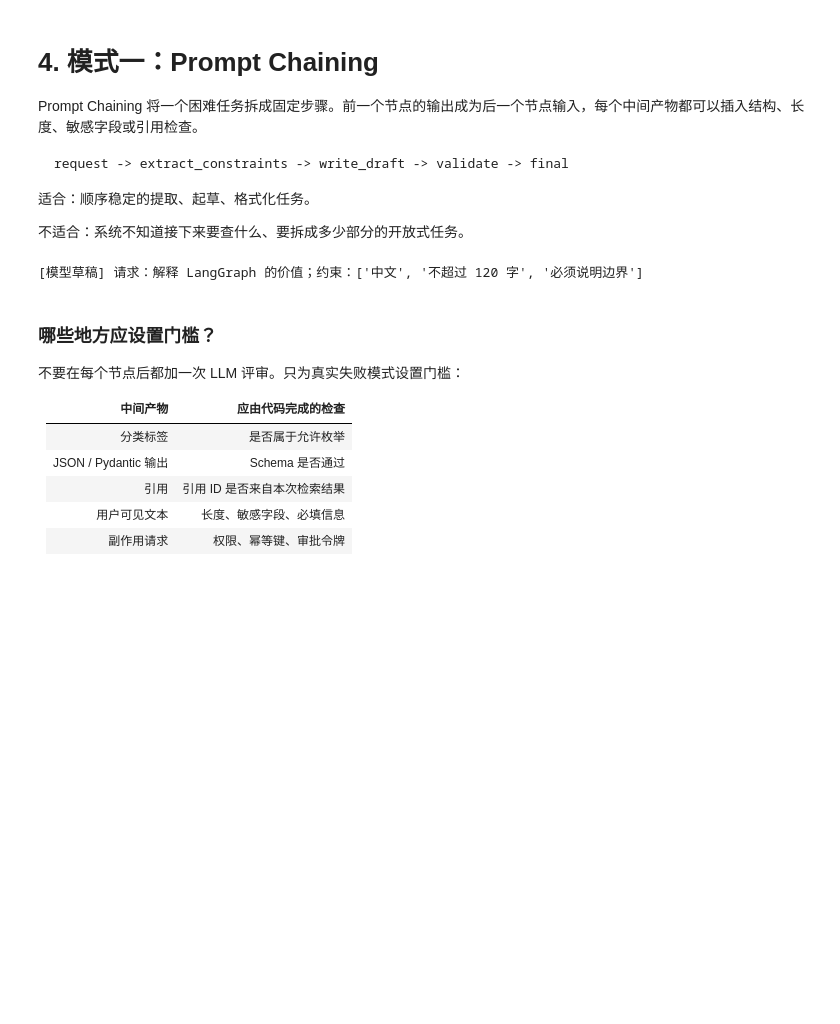
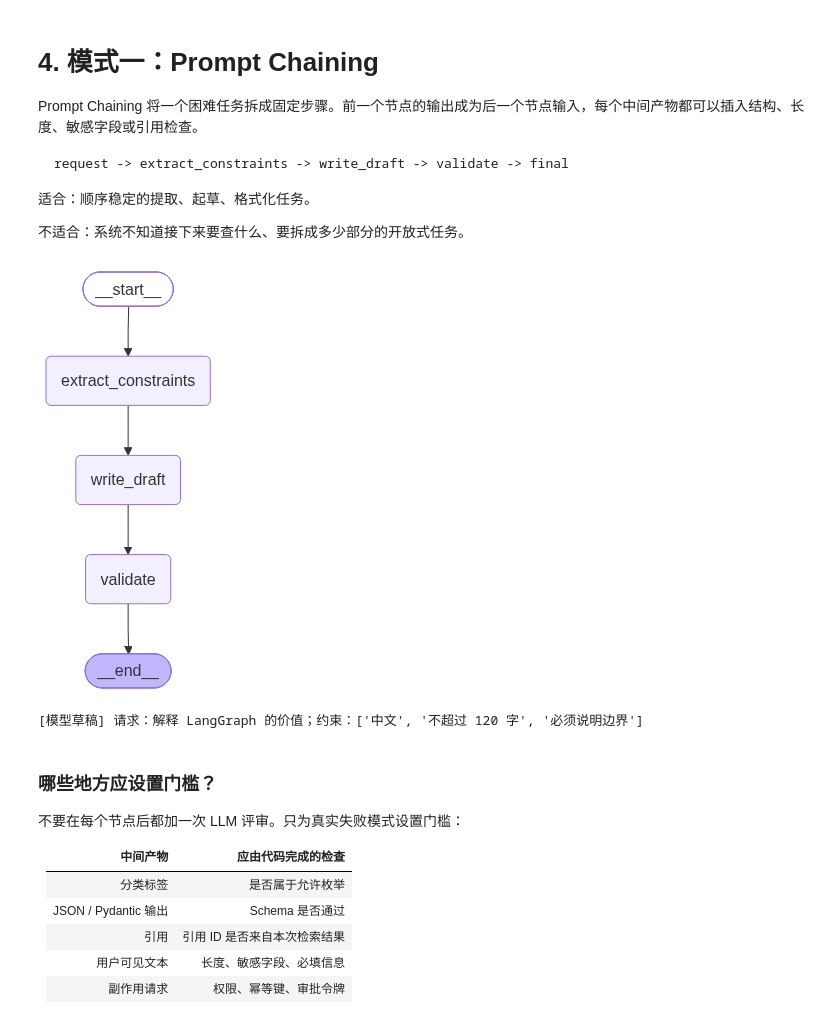
Before and after one commit to sangdongbo/langchain_study, a Jupyter notebook: docs/learn_agent_1/deep_agent_orchestration_workflows.ipynb, the cells around one changed output. Drawn from its saved outputs; the diff is of its cells as text; code cells hidden in the pictures; blank space fills up the shorter version.

```diff
--- a/docs/learn_agent_1/deep_agent_orchestration_workflows.ipynb
+++ b/docs/learn_agent_1/deep_agent_orchestration_workflows.ipynb
@@ -37,6 +37,7 @@ from __future__ import annotations
 import operator
 from typing import Annotated, Literal, TypedDict
 
+from IPython.display import Image, display
 from langgraph.graph import END, START, StateGraph
 from langgraph.types import Send
 from pydantic import BaseModel, Field
@@ -47,6 +48,11 @@ def mock_llm(prompt: str) -> str:
     return f'[模型草稿] {prompt}'
 
 
+def show_graph(graph) -> None:
+    """在 Notebook 中显示已编译 LangGraph 的流程图。"""
+    display(Image(graph.get_graph().draw_mermaid_png()))
+
+
 print('依赖加载完成。所有示例默认离线运行。')
 # %% [output]
 依赖加载完成。所有示例默认离线运行。
@@ -128,33 +134,35 @@ class ChainState(TypedDict):
 
 def extract_constraints(_: ChainState):
     # 真实实现：使用 Pydantic Schema 限制模型输出。
     return {'constraints': ['中文', '不超过 120 字', '必须说明边界']}
 
 
 def write_draft(state: ChainState):
     prompt = f"请求：{state['request']}；约束：{state['constraints']}"
     return {'draft': mock_llm(prompt)}
 
 
 def validate_and_finish(state: ChainState):
     # 确定性规则必须由代码执行，而不是让模型自评。
     return {'final': state['draft'][:120]}
 
 
 builder = StateGraph(ChainState)
 builder.add_node('extract_constraints', extract_constraints)
 builder.add_node('write_draft', write_draft)
 builder.add_node('validate', validate_and_finish)
 builder.add_edge(START, 'extract_constraints')
 builder.add_edge('extract_constraints', 'write_draft')
 builder.add_edge('write_draft', 'validate')
 builder.add_edge('validate', END)
 prompt_chain = builder.compile()
+show_graph(prompt_chain)
 
 chain_result = prompt_chain.invoke({'request': '解释 LangGraph 的价值'})
 print(chain_result['final'])
 assert chain_result['final'].startswith('[模型草稿]')
 # %% [output]
+[figure, added]
 [模型草稿] 请求：解释 LangGraph 的价值；约束：['中文', '不超过 120 字', '必须说明边界']
 # %% [markdown]
 ### 哪些地方应设置门槛？
```
Also changed, not shown: parts of 12 cells of this notebook, 17 other files.
